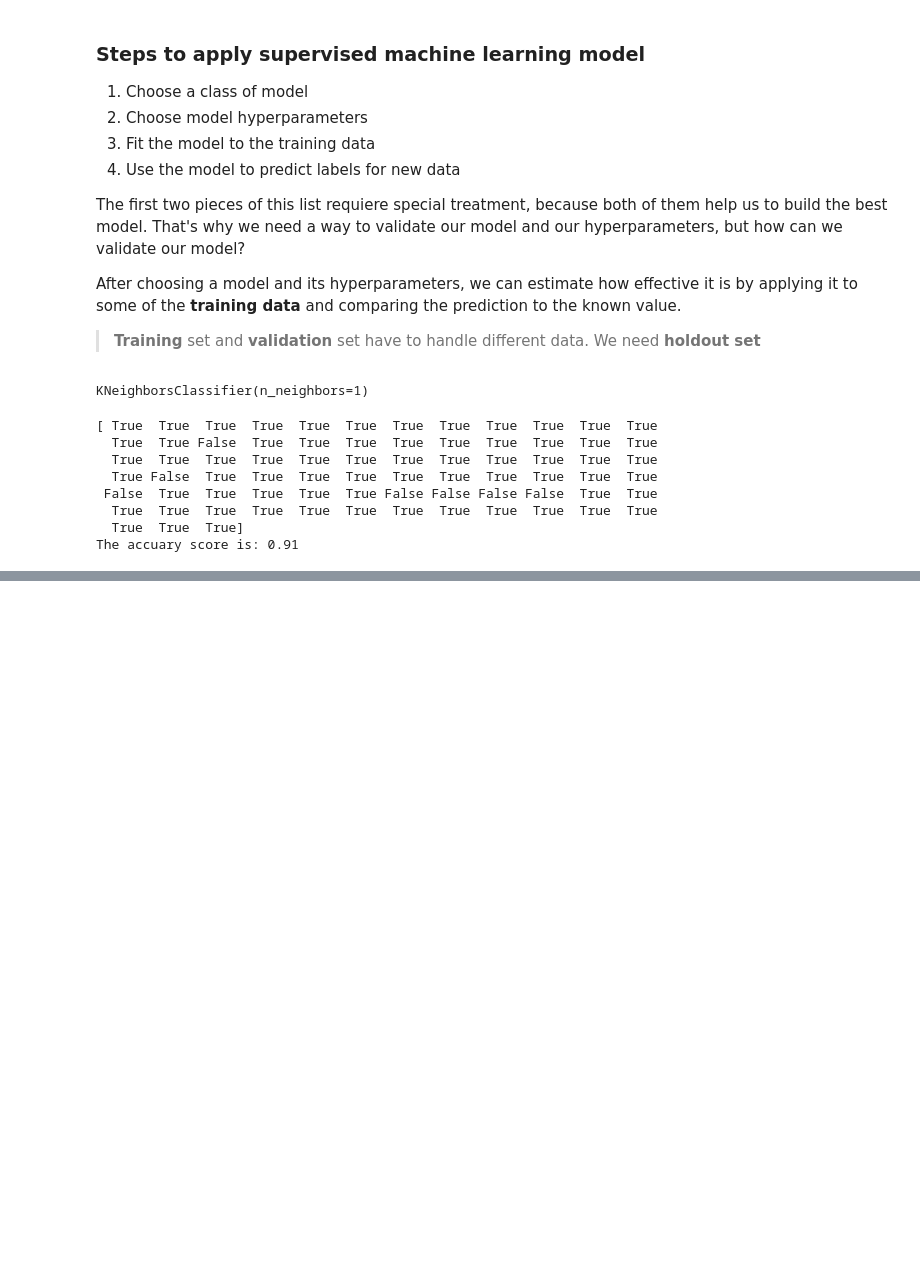
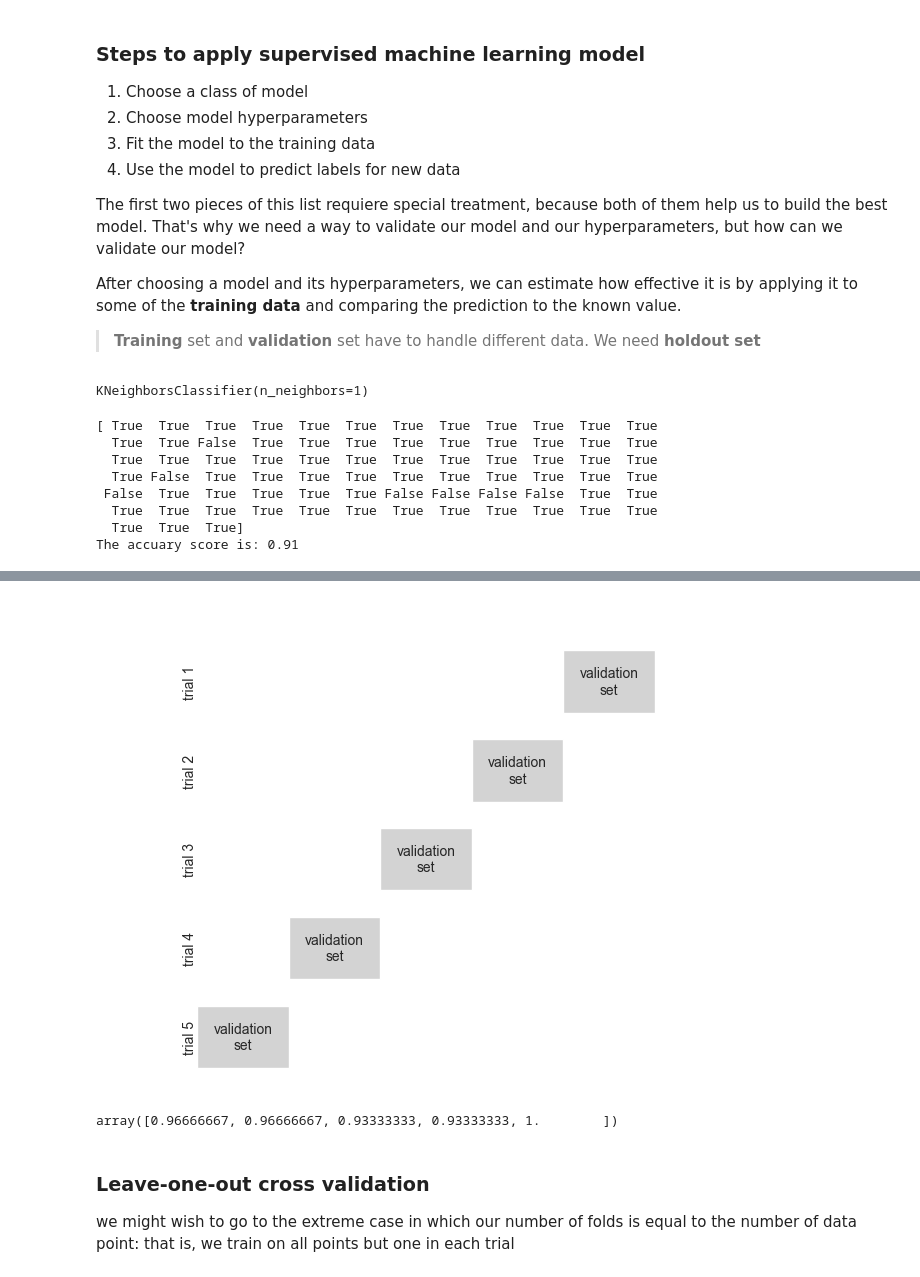
Before and after one commit to julihdez36/Machine_learning, a Jupyter notebook: Decision Trees and Random Forests/introduction.ipynb, the cells around one changed output, grey strips where cells are left out. Drawn from its saved outputs; the diff is of its cells as text; code cells hidden in the pictures; blank space fills up the shorter version.

```diff
--- a/Decision Trees and Random Forests/introduction.ipynb
+++ b/Decision Trees and Random Forests/introduction.ipynb
@@ -250,0 +257,28 @@ The accuary score is: 0.91
+# %%
+def draw_rects(N, ax, textprop={}):
+    for i in range(N):
+        ax.add_patch(plt.Rectangle((0, i), 5, 0.7, fc='white'))
+        ax.add_patch(plt.Rectangle((5. * i / N, i), 5. / N, 0.7, fc='lightgray'))
+        ax.text(5. * (i + 0.5) / N, i + 0.35,
+                "validation\nset", ha='center', va='center', **textprop)
+        ax.text(0, i + 0.35, "trial {0}".format(N - i),
+                ha='right', va='center', rotation=90, **textprop)
+    ax.set_xlim(-1, 6)
+    ax.set_ylim(-0.2, N + 0.2)
+
+fig = plt.figure()
+ax = fig.add_axes([0, 0, 1, 1])
+ax.axis('off')
+draw_rects(5, ax, textprop=dict(size=10))
+# %% [output]
+[figure, added]
+# %%
+from sklearn.model_selection import cross_val_score
+
+cross_val_score(estimator= model, X= X, y = y, cv=5)
+# %% [output]
+array([0.96666667, 0.96666667, 0.93333333, 0.93333333, 1.        ])
+# %% [markdown]
+### Leave-one-out cross validation
+
+we might wish to go to the extreme case in which our number of folds is equal to the number of data point: that is, we train on all points but one in each trial
```
Also changed, not shown: parts of 9 cells of this notebook, 1 other file.
